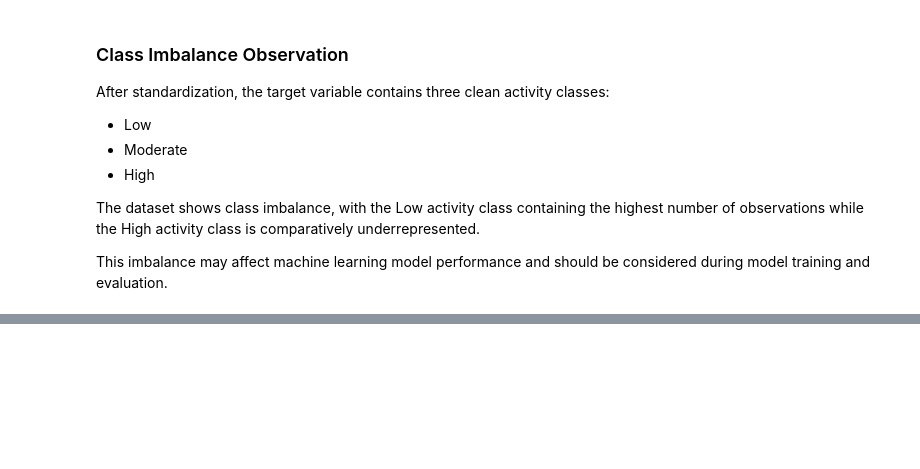
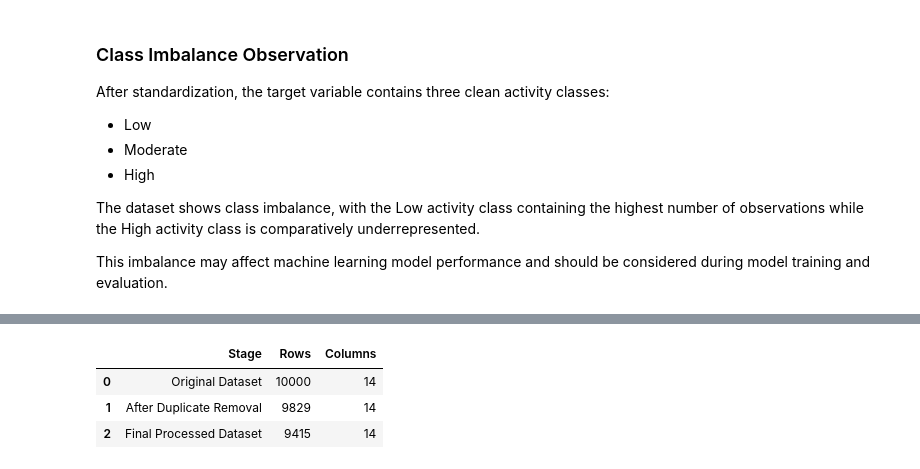
Before and after one commit to chanmyae99/elderguard-analytics-ml, a Jupyter notebook: notebooks/eda.ipynb, the cells around one changed output, grey strips where cells are left out. Cells and saved outputs as stored; diff of their text form; code cells hidden in the pictures; blank space fills up the shorter version.

```diff
--- a/notebooks/eda.ipynb
+++ b/notebooks/eda.ipynb
@@ -956,0 +1042,25 @@ This imbalance may affect machine learning model performance and should be consi
+# %%
+cleaning_summary = pd.DataFrame({
+    "Stage": [
+        "Original Dataset",
+        "After Duplicate Removal",
+        "Final Processed Dataset"
+    ],
+    "Rows": [
+        len(df),
+        len(df.drop_duplicates()),
+        len(df_processed)
+    ],
+    "Columns": [
+        df.shape[1],
+        df.shape[1],
+        df_processed.shape[1]
+    ]
+})
+
+cleaning_summary
+# %% [output]
+|  | Stage | Rows | Columns |
+| 0 | Original Dataset | 10000 | 14 |
+| 1 | After Duplicate Removal | 9829 | 14 |
+| 2 | Final Processed Dataset | 9415 | 14 |
```
Also changed, not shown: parts of 13 cells of this notebook, 1 other file.
